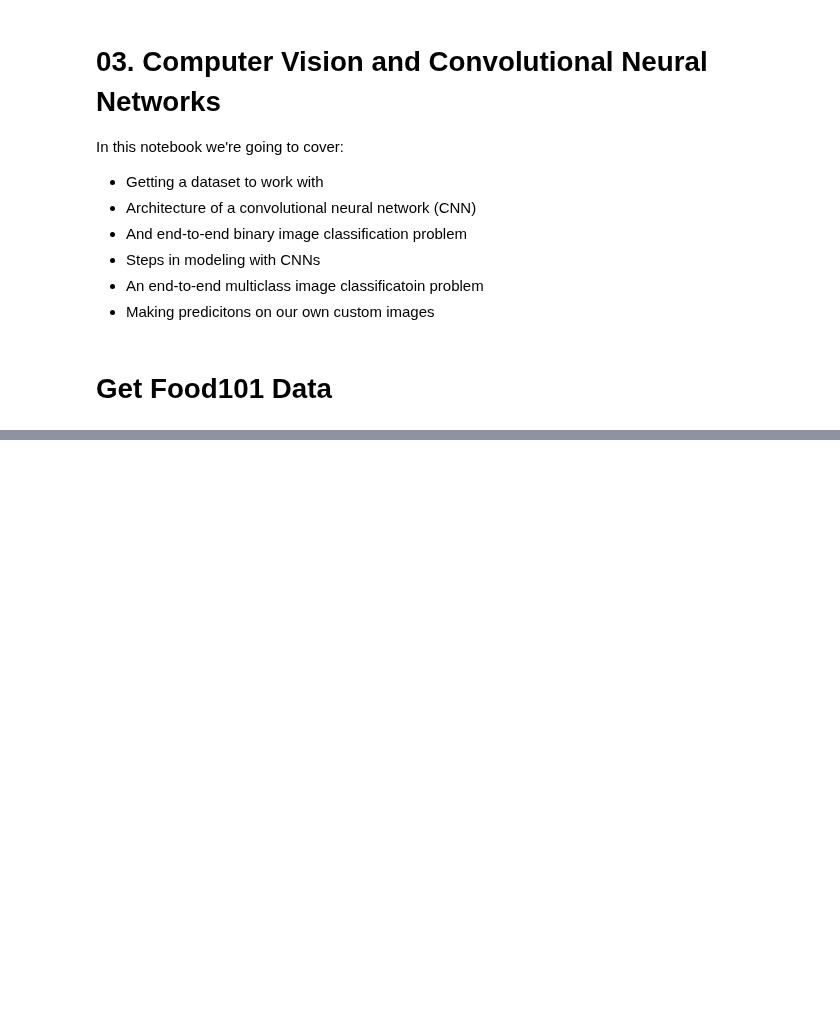
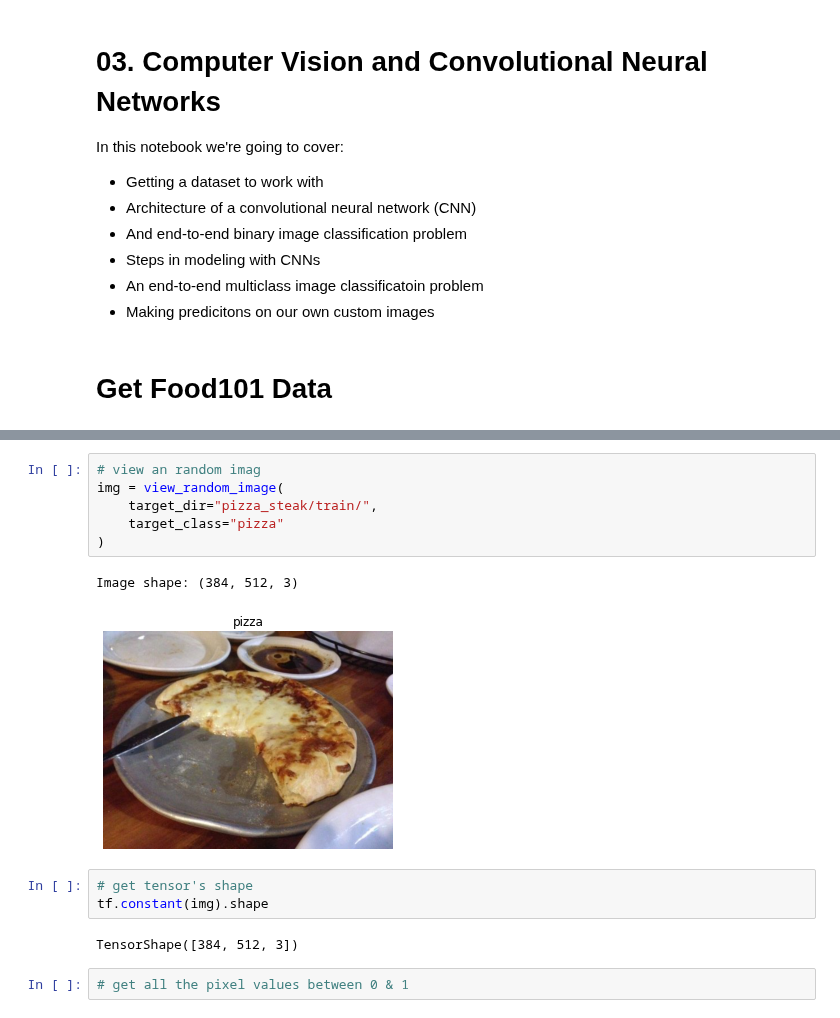
Before and after one commit to hiydavid/tfdev-learning, a Jupyter notebook: ZTM/notebooks/tfdev_03_computer_vision_convolutional_neural_networks.ipynb, the cells around one changed output, grey strips where cells are left out. Saved outputs shown, nothing was run; the diff lists cells and outputs as text; blank space fills up the shorter version.

```diff
--- a/ZTM/notebooks/tfdev_03_computer_vision_convolutional_neural_networks.ipynb
+++ b/ZTM/notebooks/tfdev_03_computer_vision_convolutional_neural_networks.ipynb
@@ -33,0 +71,16 @@ pizza_steak.zip     100%[===================>] 104.47M   218MB/s    in 0.5s
+# %%
+# view an random imag
+img = view_random_image(
+    target_dir="pizza_steak/train/",
+    target_class="pizza"
+)
+# %% [output]
+Image shape: (384, 512, 3)
+[figure, added]
+# %%
+# get tensor's shape
+tf.constant(img).shape
+# %% [output]
+TensorShape([384, 512, 3])
+# %%
+# get all the pixel values between 0 & 1
```
Also changed, not shown: parts of 5 cells of this notebook.
